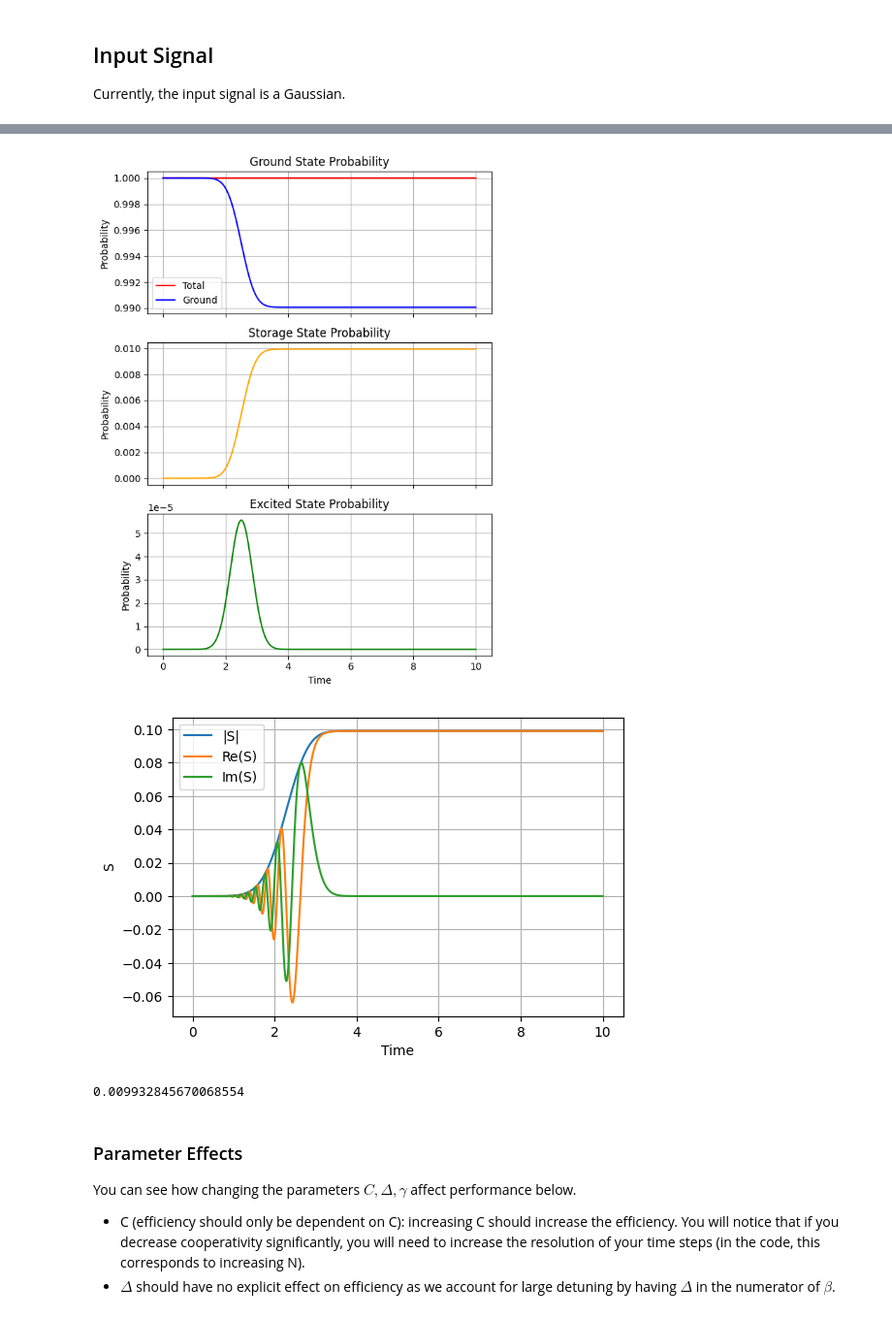
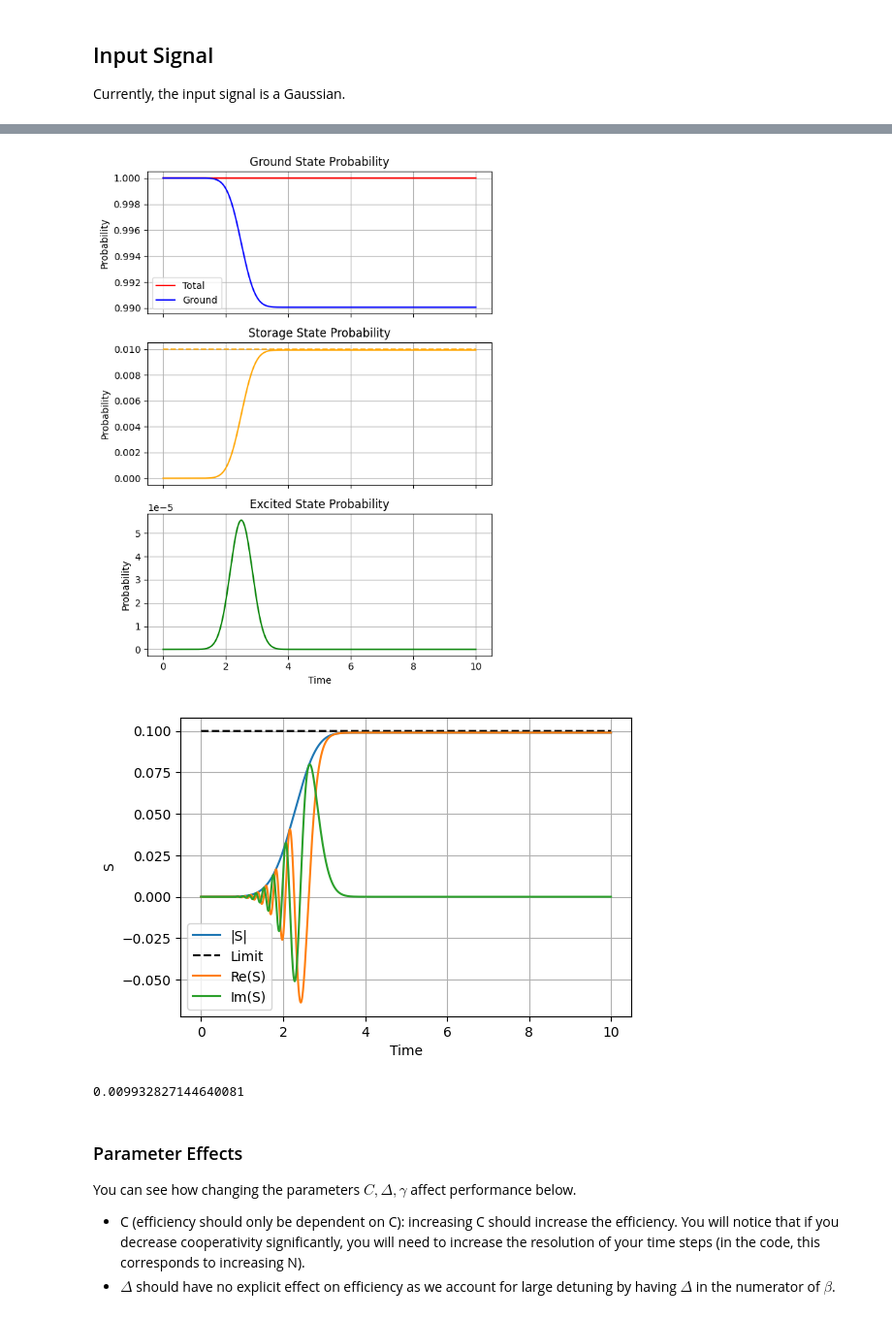
Before and after one commit to brianac687/rbq, a Jupyter notebook: 3LS/three_level_freespace_notebook.ipynb, the cells around one changed output, grey strips where cells are left out. Shown at 97% size. Drawn from its saved outputs; the diff is of its cells as text; code cells hidden in the pictures.

```diff
--- a/3LS/three_level_freespace_notebook.ipynb
+++ b/3LS/three_level_freespace_notebook.ipynb
@@ -26,13 +34,32 @@ $$\beta(t)= -a_{factor} \cdot \frac{\gamma(1+C)-i\Delta}{\sqrt{2\gamma(1+C)}} \c
 # %% [markdown]
 ## Input Signal
 Currently, the input signal is a Gaussian.
+# %%
+def get_pulse_duration(alpha_in, time, threshold=0.01):
+    max_amplitude = np.max(np.abs(alpha_in(time)))
+    significant_indices = np.where(np.abs(alpha_in(time)) > threshold * max_amplitude)[0]
+    if len(significant_indices) == 0:
+        return 0, 0, 0
+    t_start = time[significant_indices[0]]
+    t_end = time[significant_indices[-1]]
+    duration = t_end - t_start
+    return t_start, t_end, duration
+
+
+def get_input_values(alpha_in_func, time_final, N):
+    time = np.linspace(0, time_final, N)
+
+    t_start, t_end, T = get_pulse_duration(alpha_in_func, time)
+    input_photon_number = integrate.simps(alpha_in_func(time)**2, time)
+
+    print("Area of alpha:", integrate.simps((alpha_in_func(time))**2, time))
+    print('Pulse duration:', T)
+
+    plt.plot(time, alpha_in_func(time))
+    plt.vlines([t_start, t_end], min(alpha_in_func(time)), max(alpha_in_func(time)), color='red', linestyle='--', label='Pulse Duration')
+    return input_photon_number, T
 # %%
 mu, sigma = 2.5, 0.5 # defined for a Gaussian input pulse
-T = 5 # input pulse "duration" (make sure to adjust this if input pulse changes)
-
-# Returns area-normalized Lorentzian (CHECK AREA NORMALIZATION)
-def lorentzian(mu, gamma, t):
-    return np.sqrt(gamma/(2*np.pi)) / ( (t-mu)**2 + (gamma/2)**2 )
 
 # Returns area-normalized Gaussian
 def gaussian(mu, sigma, t):
@@ -41,4 +68,10 @@ def gaussian(mu, sigma, t):
 ### INPUT COHERENT STATE
 def alpha_in(t):
     amp = 0.1 # small amplitude
+    #amp = 1
     return amp*(gaussian(mu, sigma, t))
+
+# Simulation Time
+time_final = 10 # total simulation time
+N = 5000 # number of time steps
+input_photon_number, pulse_duration = get_input_values(alpha_in, time_final, N)
@@ -59,12 +92,12 @@ alpha_in_func = alpha_in # input pulse function
 template_func = alpha_in # template function for calculating beta(t) (should be same as input pulse for optimal storage)
 # %%
 time, S, prob_s, prob_g, prob_e = three_level_simulation(C, gamma, Delta, time_final, T, N, g_se, g_ge, alpha_in_func, template_func)
-plot_probs(time, prob_g, prob_e, prob_s, S)
+plot_probs(time, prob_g, prob_e, prob_s, S, input_photon_number)
 print(abs(prob_s[-1]))
 # %% [output]
-[figure, old version]
+[figure, new version]
-[figure, old version]
+[figure, new version]
-0.009932845670068554
+0.009932827144640081
 # %% [markdown]
 ### Parameter Effects
 You can see how changing the parameters $C, \Delta, \gamma$ affect performance below.
```
Also changed, not shown: parts of 21 cells of this notebook, 6 other files.
